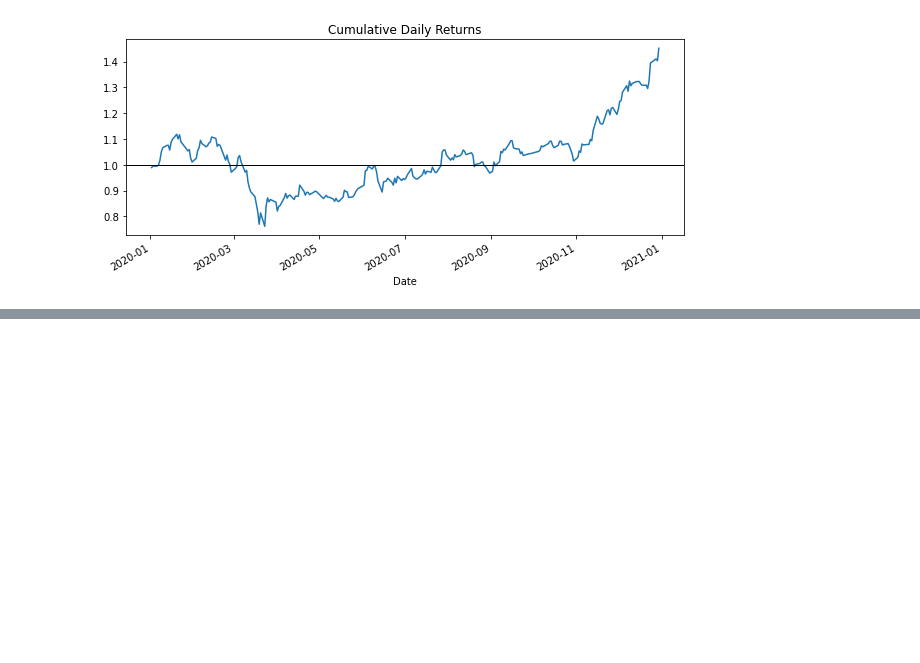
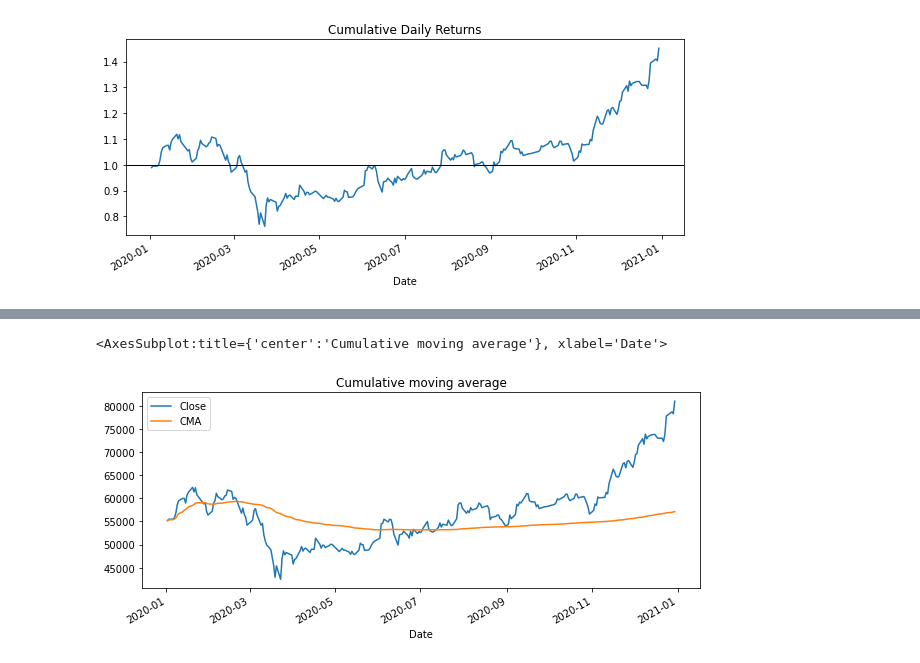
Before and after one commit to SanghunYun95/Finding_signal_and_noise, a Jupyter notebook: descriptive analysis_1.ipynb, the cells around one changed output, grey strips where cells are left out. Drawn from its saved outputs; the diff is of its cells as text; code cells hidden in the pictures; blank space fills up the shorter version.

```diff
--- a/descriptive analysis_1.ipynb
+++ b/descriptive analysis_1.ipynb
@@ -55,0 +65,7 @@ plt.axhline(1, c='k', lw=1)
+# %%
+# 누적이동평균 Cumulative moving average
+df['CMA'] = df['Close'].expanding().mean()
+df[['Close', 'CMA']].plot(figsize=(10,4), title='Cumulative moving average')
+# %% [output]
+<AxesSubplot:title={'center':'Cumulative moving average'}, xlabel='Date'>
+[figure, added]
```
Also changed, not shown: parts of 4 cells of this notebook.
